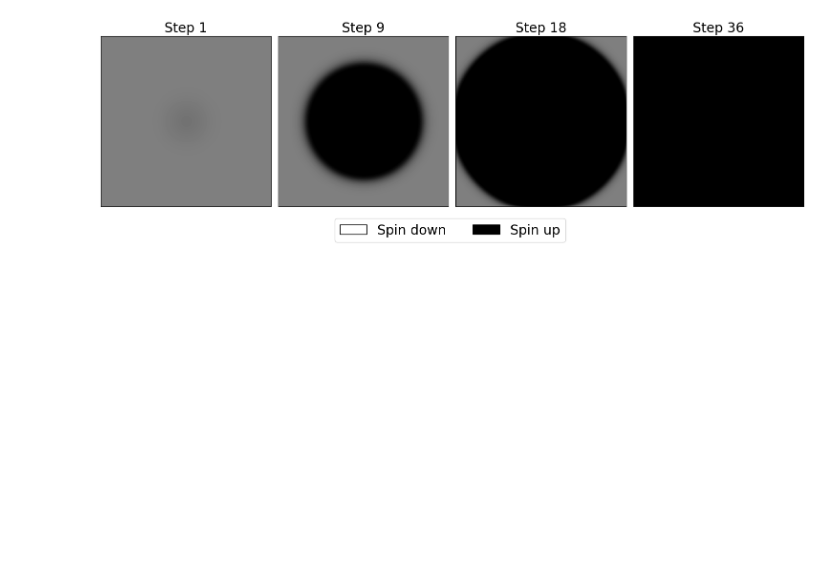
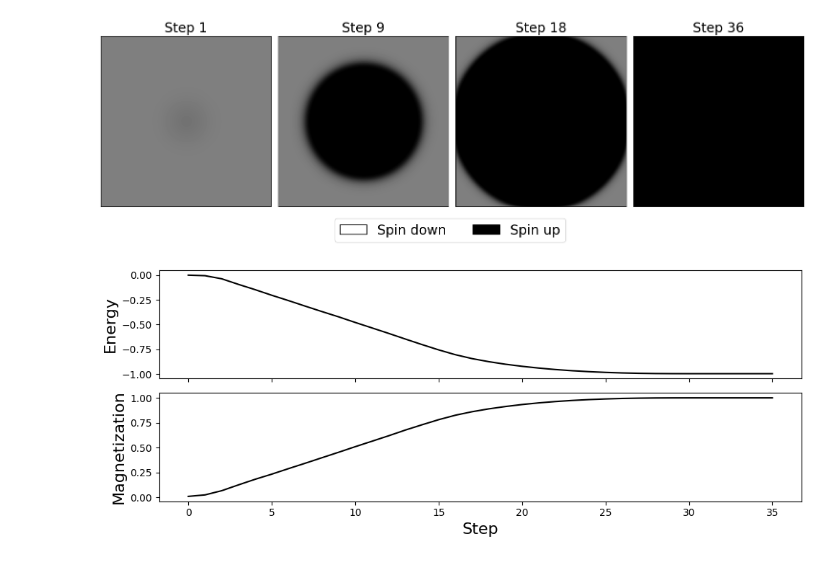
Before and after one commit to jshe2304/ttic31180, a Jupyter notebook: project/bp.ipynb, the cells around one changed output. Cells and saved outputs as stored; diff of their text form; code cells hidden in the pictures; blank space fills up the shorter version.

```diff
--- a/project/bp.ipynb
+++ b/project/bp.ipynb
@@ -25,9 +25,12 @@ unary_messages = np.ones((h, w, 4, 2)) # U, D, L, R
 col_pairwise_messages = np.ones((h-1, w, 2, 2)) # U, D
 row_pairwise_messages = np.ones((h, w-1, 2, 2)) # L, R
 # %%
-timesteps = [
-    compute_beliefs(unary_potentials, pairwise_potential, unary_messages, col_pairwise_messages, row_pairwise_messages)
-]
+beliefs = compute_beliefs(unary_potentials, pairwise_potential, unary_messages, col_pairwise_messages, row_pairwise_messages)
+
+timesteps = [beliefs]
+sample_lattices = sample_from_beliefs(beliefs[0], n_samples=8)
+magnetizations = [mean_value(sample_lattices, magnetization)]
+energies = [mean_value(sample_lattices, energy, J, B)]
 
 delta = 1
 while delta > 1e-3:
@@ -44,14 +47,18 @@ while delta > 1e-3:
     d_unary = np.max(np.abs(unary_copy - unary_messages))
     d_col_pairwise = np.max(np.abs(col_pairwise_copy - col_pairwise_messages))
     d_row_pairwise = np.max(np.abs(row_pairwise_copy - row_pairwise_messages))
+    delta = max(d_unary, d_col_pairwise, d_row_pairwise)
 
-    delta = max(d_unary, d_col_pairwise, d_row_pairwise)
+    # Compute beliefs
+    beliefs = compute_beliefs(unary_potentials, pairwise_potential, unary_messages, col_pairwise_messages, row_pairwise_messages)
+    timesteps.append(beliefs)
+
+    # Take measurements
+    sample_lattices = sample_from_beliefs(beliefs[0], n_samples=8)
+    magnetizations.append(mean_value(sample_lattices, magnetization))
+    energies.append(mean_value(sample_lattices, energy, J, B))
+
     print('.', end='')
-
-    # Log beliefs
-    timesteps.append(
-        compute_beliefs(unary_potentials, pairwise_potential, unary_messages, col_pairwise_messages, row_pairwise_messages)
-    )
 # %% [output]
 ...................................
 # %%
@@ -76,5 +83,20 @@ axs[len(axs)//2].legend(handles=labels, fancybox=True, loc='lower left', bbox_to
 plt.savefig('./graphics/report_bp_gaussian.png')
 # %% [output]
 [figure]
+# %%
+fig, (ax0, ax1) = plt.subplots(2, 1, figsize=(10, 4), sharex=True)
+
+ax0.plot(energies, color='black')
+ax0.set_ylabel('Energy', fontsize=16)
+
+ax1.plot(magnetizations, color='black')
+ax1.set_ylabel('Magnetization', fontsize=16)
+
+plt.xlabel('Step', fontsize=16)
+plt.tight_layout()
+
+plt.savefig('./graphics/report_bp_gaussian_measurables.png')
+# %% [output]
+[figure, added]
 # %%
 render_timesteps(timesteps, 16, 32, 'graphics/' + fprefix + '.mp4')
```
Also changed, not shown: 13 other files.
